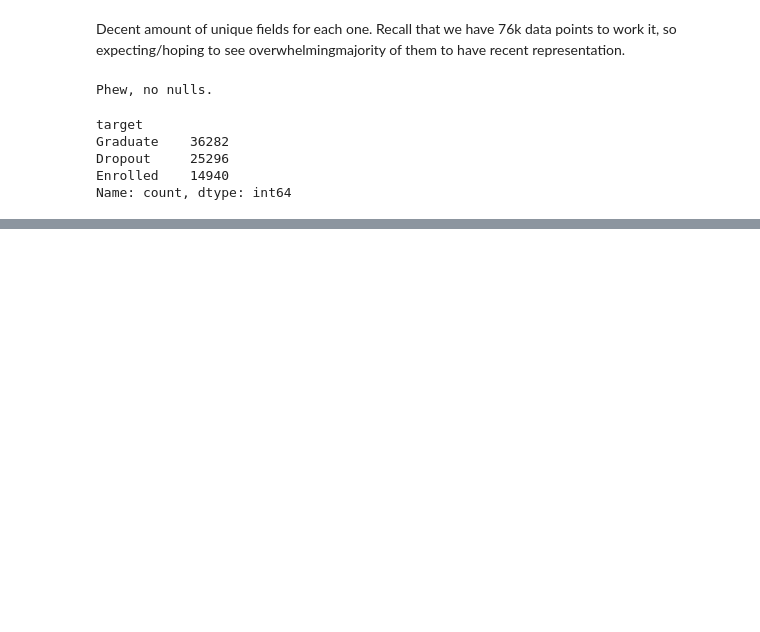
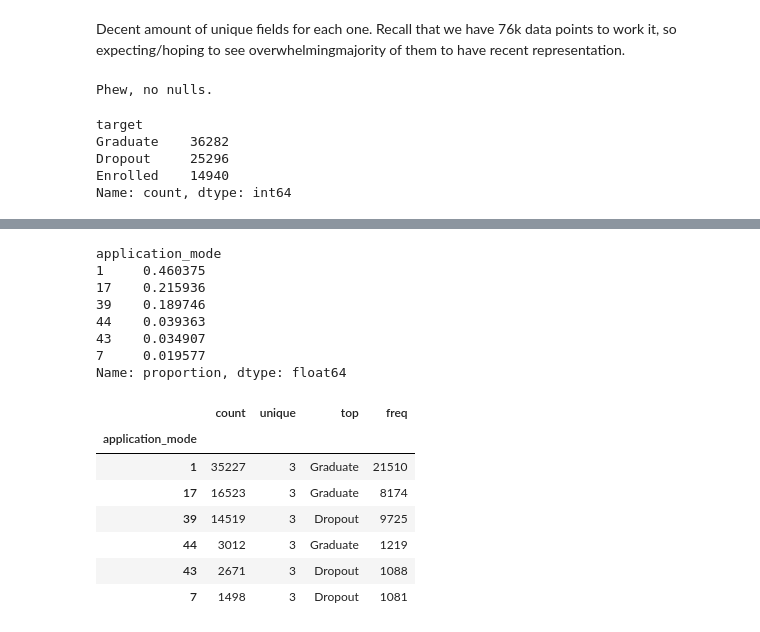
Before and after one commit to bwolff26/academic_success, a Jupyter notebook: code/ceda_i.ipynb, the cells around one changed output, grey strips where cells are left out. Drawn from its saved outputs; the diff is of its cells as text; code cells hidden in the pictures; blank space fills up the shorter version.

```diff
--- a/code/ceda_i.ipynb
+++ b/code/ceda_i.ipynb
@@ -101,0 +133,25 @@ i = 1
+# %%
+i = 2
+print(df[df.columns[i]].value_counts(normalize=True)[:6])
+#Unfortunately I wasn't sure how to arrange the groupby frequency. So, chatgpt to the rescue... I'll take pride in at least
+#simplifying the lines into two.
+grouped = df.groupby(df.columns[i]).size().sort_values(ascending=False)
+df.groupby(df.columns[i])['target'].describe().loc[grouped.index][:6]
+#Limiting to 6 for my eyes' sake.
+# %% [output]
+application_mode
+1     0.460375
+17    0.215936
+39    0.189746
+44    0.039363
+43    0.034907
+7     0.019577
+Name: proportion, dtype: float64
+|  | count | unique | top | freq |
+| application_mode |  |  |  |  |
+| 1 | 35227 | 3 | Graduate | 21510 |
+| 17 | 16523 | 3 | Graduate | 8174 |
+| 39 | 14519 | 3 | Dropout | 9725 |
+| 44 | 3012 | 3 | Graduate | 1219 |
+| 43 | 2671 | 3 | Dropout | 1088 |
+| 7 | 1498 | 3 | Dropout | 1081 |
```
Also changed, not shown: parts of 24 cells of this notebook.
